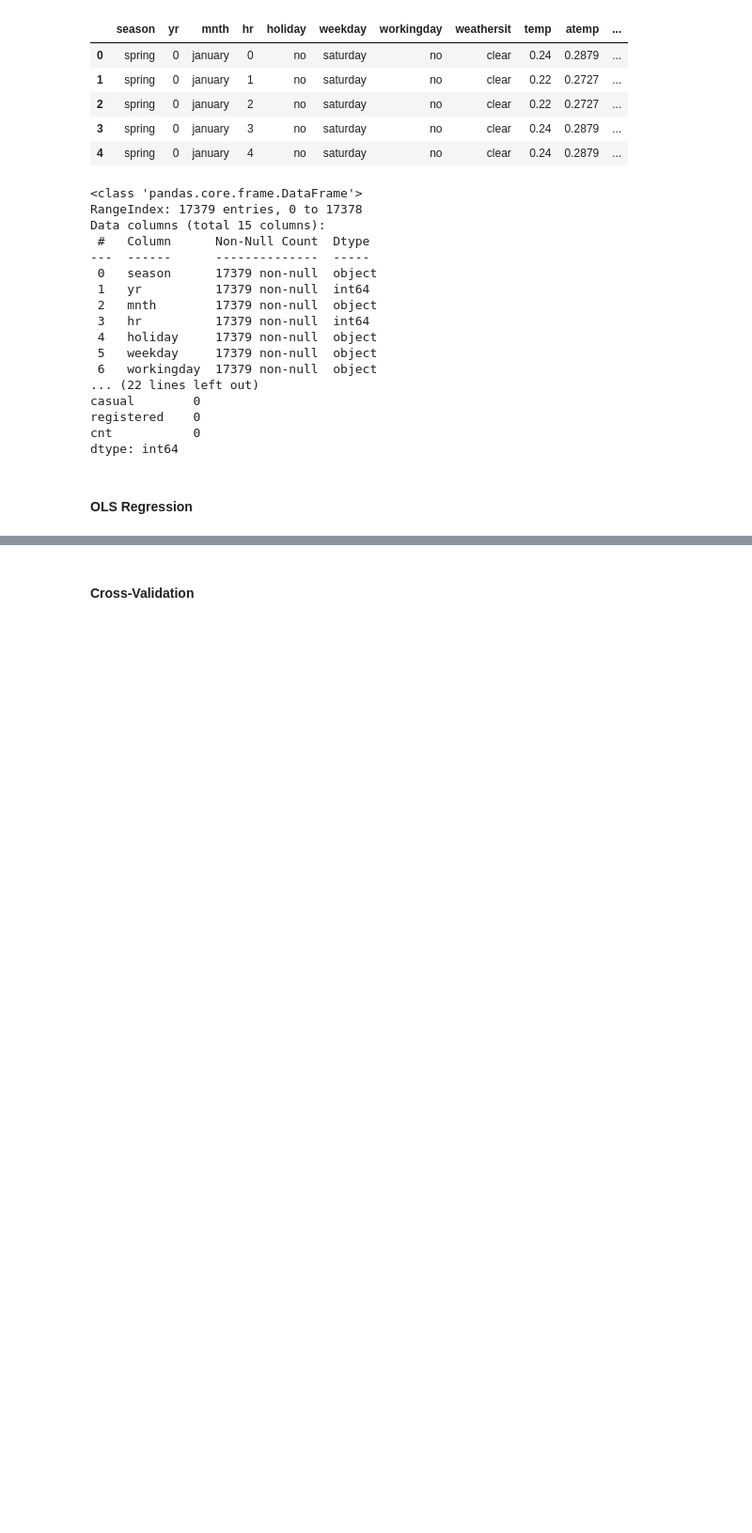
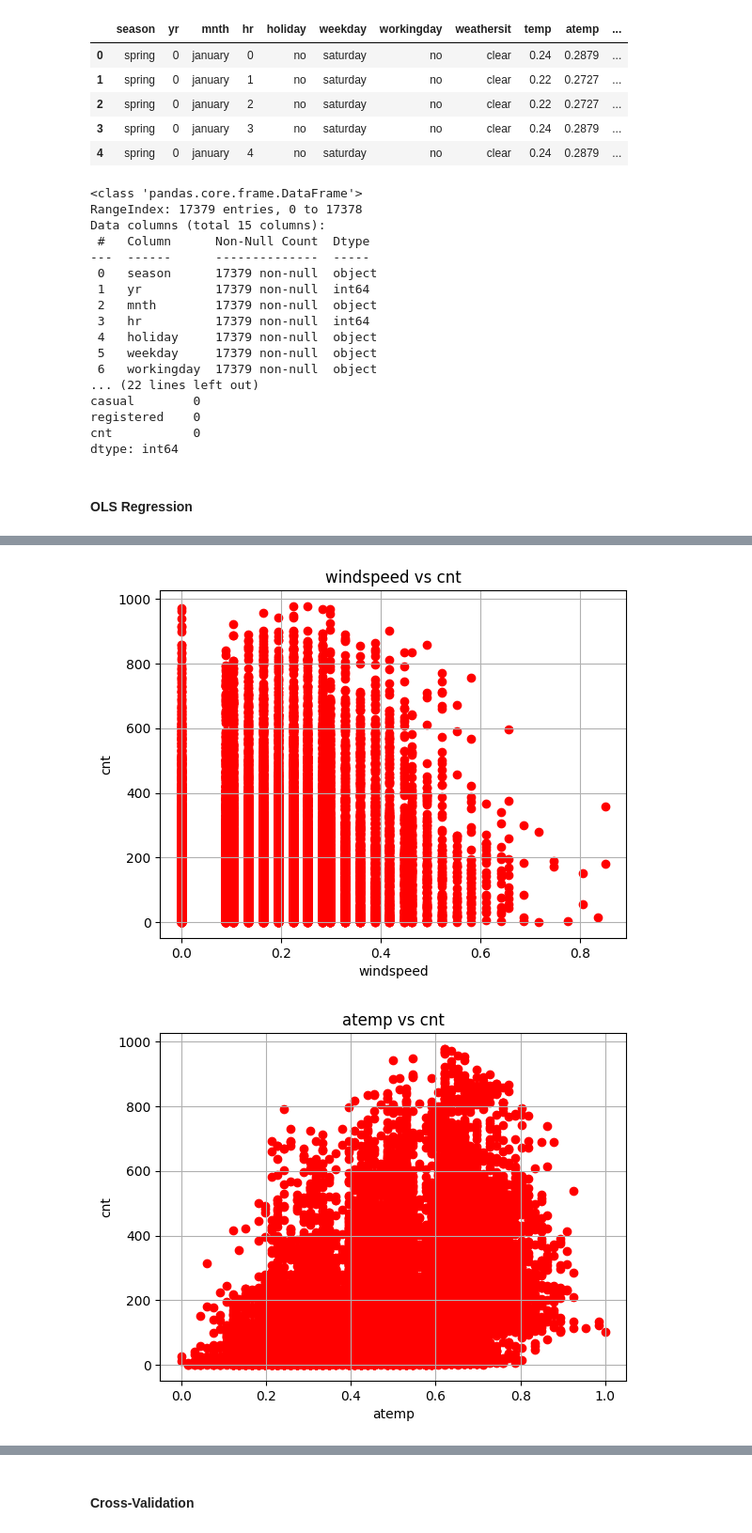
Before and after one commit to aa57c/CS_5568_Project, a Jupyter notebook: project_final.ipynb, the cells around one changed output, grey strips where cells are left out. Shown at 94% size. Cells and saved outputs as stored; diff of their text form; code cells hidden in the pictures; blank space fills up the shorter version.

```diff
--- a/project_final.ipynb
+++ b/project_final.ipynb
@@ -118,0 +126,45 @@ Notes:
+# %%
+plt.scatter(bike['windspeed'], bike['cnt'], color='red')
+plt.title('windspeed vs cnt')
+plt.xlabel('windspeed')
+plt.ylabel('cnt')
+plt.grid(True)
+plt.show()
+
+plt.scatter(bike['atemp'], bike['cnt'], color='red')
+plt.title('atemp vs cnt')
+plt.xlabel('atemp')
+plt.ylabel('cnt')
+plt.grid(True)
+plt.show()
+
+plt.scatter(bike['temp'], bike['cnt'], color='red')
+plt.title('temp vs cnt')
+plt.xlabel('temp')
+plt.ylabel('cnt')
+plt.grid(True)
+plt.show()
+
+plt.scatter(bike['hr'], bike['cnt'], color='red')
+plt.title('hr vs cnt')
+plt.xlabel('hr')
+plt.ylabel('cnt')
+plt.grid(True)
+plt.show()
+
+plt.scatter(bike['season'], bike['cnt'], color='red')
+plt.title('season vs cnt')
+plt.xlabel('season')
+plt.ylabel('cnt')
+plt.grid(True)
+plt.show()
+
+plt.scatter(bike['weekday'], bike['cnt'], color='red')
+plt.title('weekday vs cnt')
+plt.xlabel('weekday')
+plt.ylabel('cnt')
+plt.grid(True)
+plt.show()
+# %% [output]
+[figure, added]
+[figure, added]
```
Also changed, not shown: parts of 22 cells of this notebook.
